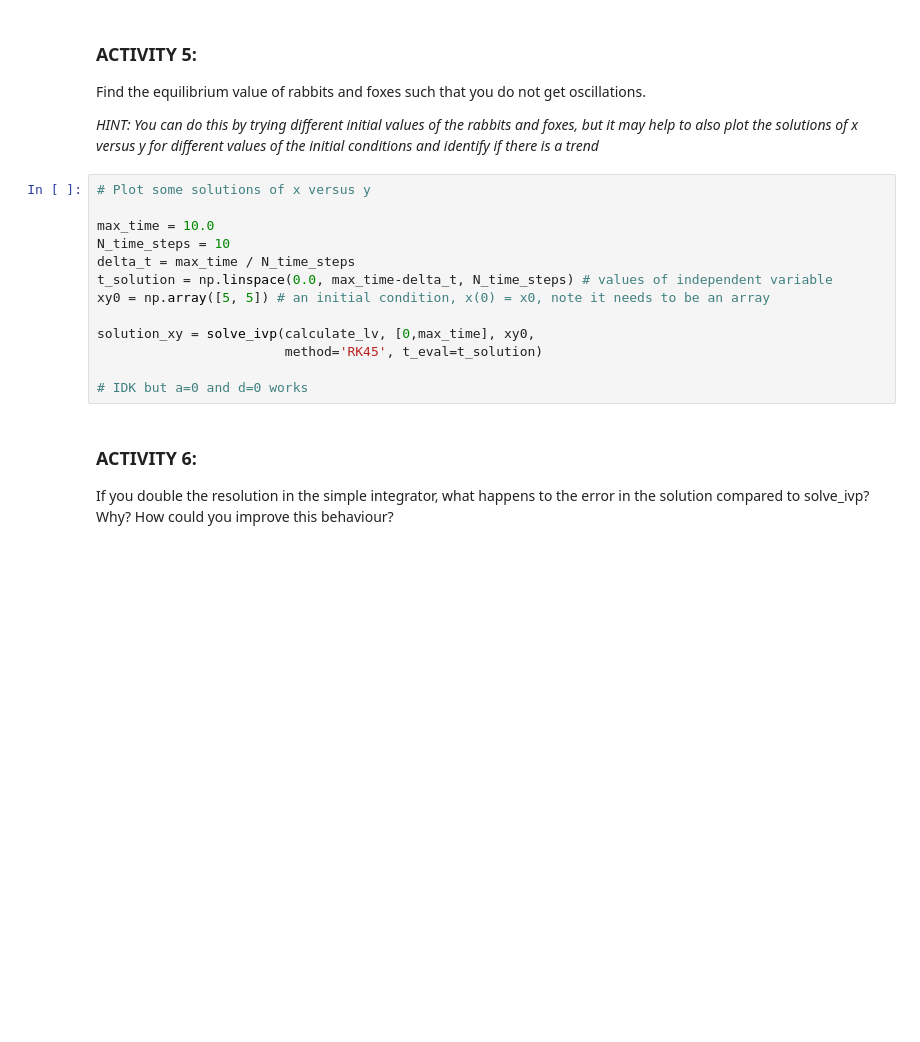
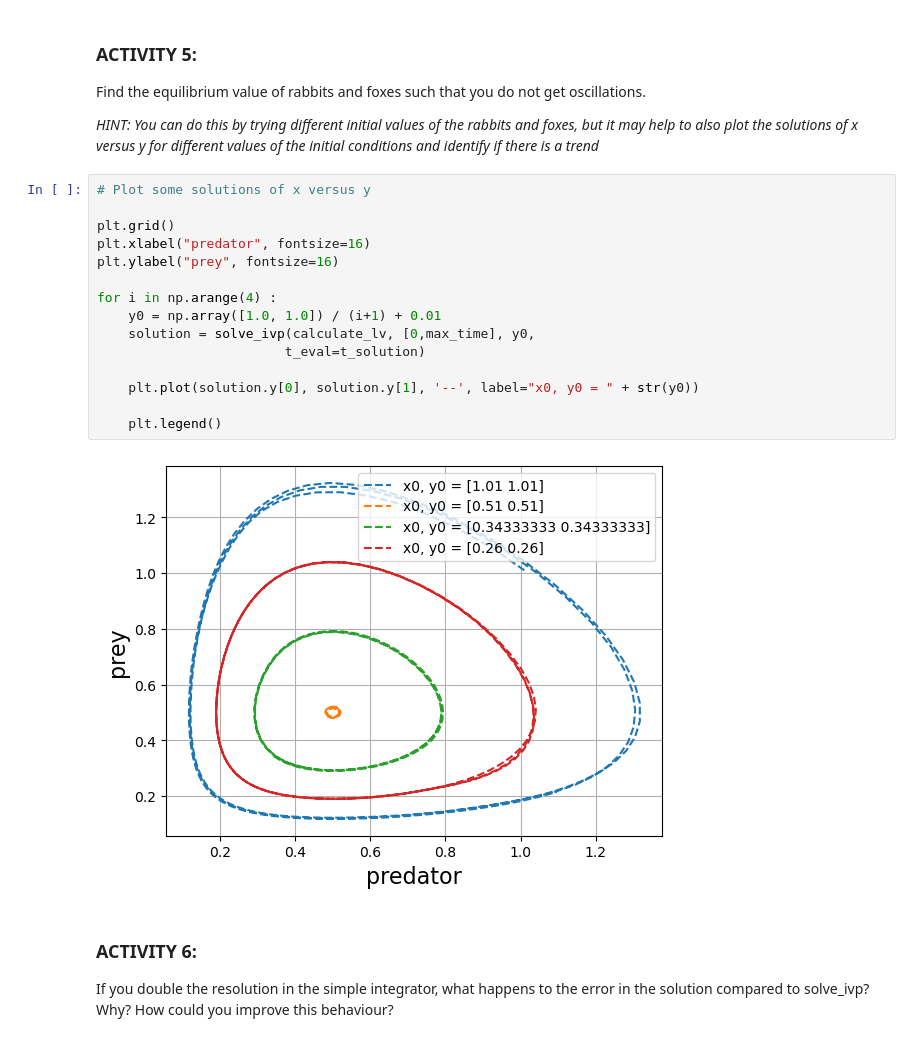
Before and after one commit to Vileh/Topics-In-Sci-Comp, a Jupyter notebook: Notebooks/Week3_LabExercises.ipynb, the cells around one changed output. Cells and saved outputs as stored; diff of their text form; blank space fills up the shorter version.

```diff
--- a/Notebooks/Week3_LabExercises.ipynb
+++ b/Notebooks/Week3_LabExercises.ipynb
@@ -345,16 +352,20 @@ _HINT: You can do this by trying different initial values of the rabbits and fox
 # %%
 # Plot some solutions of x versus y
 
-max_time = 10.0
-N_time_steps = 10
-delta_t = max_time / N_time_steps
-t_solution = np.linspace(0.0, max_time-delta_t, N_time_steps) # values of independent variable
-xy0 = np.array([5, 5]) # an initial condition, x(0) = x0, note it needs to be an array
+plt.grid()
+plt.xlabel("predator", fontsize=16)
+plt.ylabel("prey", fontsize=16)
 
-solution_xy = solve_ivp(calculate_lv, [0,max_time], xy0,
-                        method='RK45', t_eval=t_solution)
+for i in np.arange(4) :
+    y0 = np.array([1.0, 1.0]) / (i+1) + 0.01
+    solution = solve_ivp(calculate_lv, [0,max_time], y0,
+                        t_eval=t_solution)
 
-# IDK but a=0 and d=0 works
+    plt.plot(solution.y[0], solution.y[1], '--', label="x0, y0 = " + str(y0))
+
+    plt.legend()
+# %% [output]
+[figure, added]
 # %% [markdown]
 ### ACTIVITY 6:
 
```
Also changed, not shown: parts of 4 cells of this notebook.
